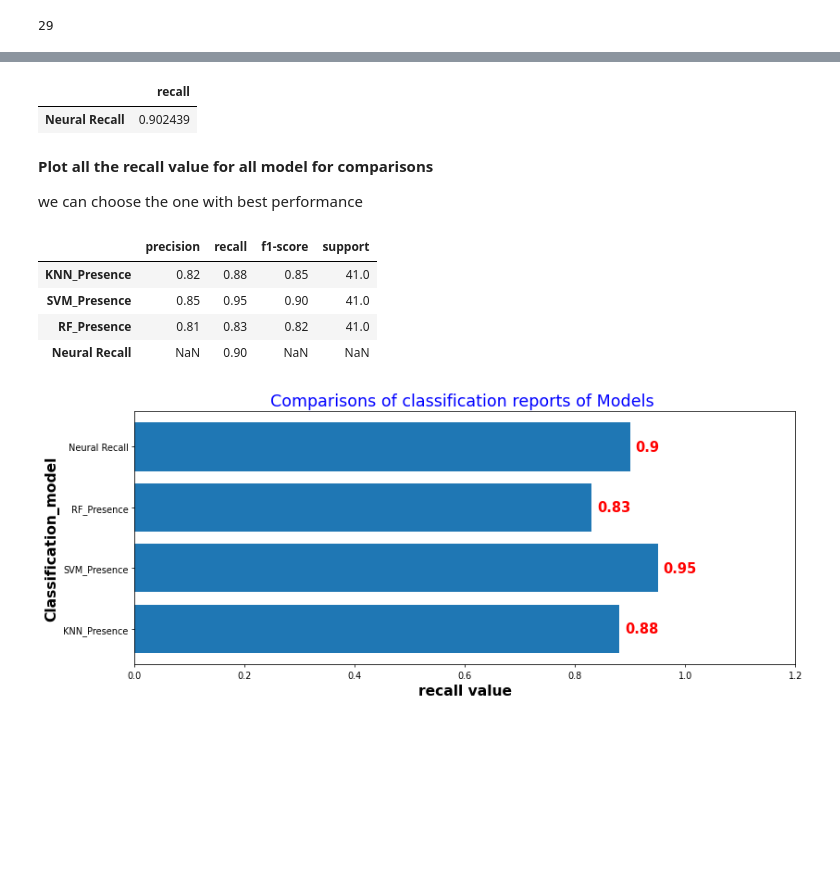
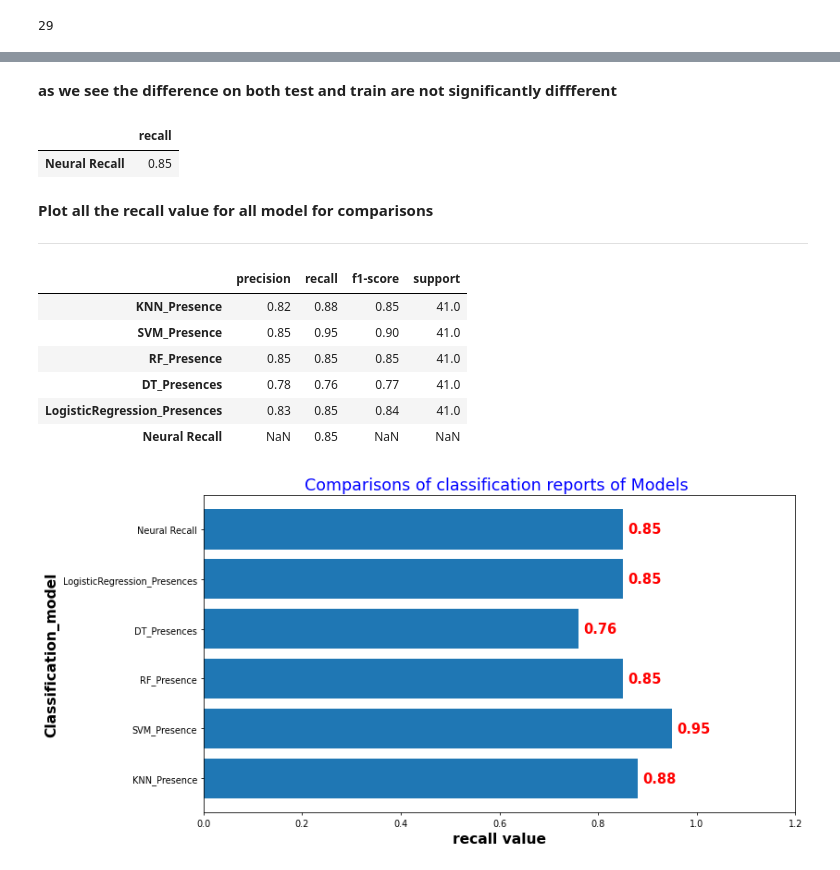
Before and after one commit to cwa312/Project4, a Jupyter notebook: heart_desease_pred.ipynb, the cells around one changed output, grey strips where cells are left out. Cells and saved outputs as stored; diff of their text form; code cells hidden in the pictures; blank space fills up the shorter version.

```diff
--- a/heart_desease_pred.ipynb
+++ b/heart_desease_pred.ipynb
@@ -670,2 +748,3 @@ rf_recall
 # %%
-#convert the classification report to dictionary
+# convert the classification report  to DataFrame
+lr_df = pd.DataFrame(lr_dict).transpose()
@@ -674,2 +751,4 @@ rf_recall
 # %%
 # filter out the true positive
+lr_recall=lr_df[lr_df.index=="LogisticRegression_Presences"]
+lr_recall
@@ -744,44 +841,50 @@ print(Model_recall)
+# %% [markdown]
+**as we see the difference on both test and train are not significantly diffferent**
 # %%
 keras_dict={ "Neural Recall":
                 {"recall":Model_recall }}
 # %%
-keras_recall=pd.DataFrame(keras_dict).transpose()
+keras_recall=pd.DataFrame(keras_dict).transpose().round(2)
 keras_recall
 # %% [output]
 |  | recall |
-| Neural Recall | 0.902439 |
+| Neural Recall | 0.85 |
 # %% [markdown]
 **Plot all the recall value for all model for comparisons**
 
-we can choose the one with best performance
+
+
+---
 # %%
-result_df=pd.concat([knn_recall,svm_recall,rf_recall,keras_recall]).round(2)
+result_df=pd.concat([knn_recall,svm_recall,rf_recall,dt_recall,lr_recall,keras_recall]).round(2)
 result_df
 # %% [output]
 |  | precision | recall | f1-score | support |
 | KNN_Presence | 0.82 | 0.88 | 0.85 | 41.0 |
 | SVM_Presence | 0.85 | 0.95 | 0.90 | 41.0 |
-| RF_Presence | 0.81 | 0.83 | 0.82 | 41.0 |
-| Neural Recall | NaN | 0.90 | NaN | NaN |
+| RF_Presence | 0.85 | 0.85 | 0.85 | 41.0 |
+| DT_Presences | 0.78 | 0.76 | 0.77 | 41.0 |
+| LogisticRegression_Presences | 0.83 | 0.85 | 0.84 | 41.0 |
+| Neural Recall | NaN | 0.85 | NaN | NaN |
 # %%
-fig,ax=plt.subplots(figsize=(12,5),dpi=70)
+fig,ax=plt.subplots(figsize=(12,6),dpi=70)
 ax.barh(result_df.index,result_df['recall'])
 
 for i, result in result_df.iterrows():
 
 
   ax.text(result['recall'] + 0.01, i,
           result['recall'],
             ha='left', va='center',
             fontweight='bold', color='red', fontsize=15)
 
 
 plt.title("Comparisons of classification reports of Models ",color='blue',size = 18)
 plt.xlim(0,1.20)
 plt.xlabel("recall value",fontweight='bold',size=16)
 plt.ylabel("Classification_model",fontweight='bold',size=16)
 plt.tight_layout()
 
 plt.show()
 # %% [output]
-[figure, old version]
+[figure, new version]
```
Also changed, not shown: parts of 46 cells of this notebook.
